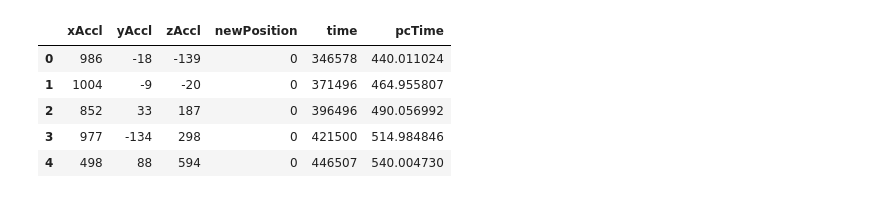
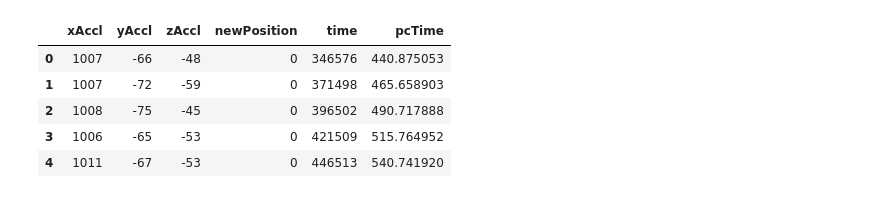
Before and after one commit to Pooyan-Farzanehkari/Smart-syetems-labs, a Jupyter notebook: filter.ipynb, the cells around one changed output. Saved outputs shown, nothing was run; the diff lists cells and outputs as text; code cells hidden in the pictures.

```diff
--- a/filter.ipynb
+++ b/filter.ipynb
@@ -3,14 +3,18 @@ import numpy as np
 import matplotlib.pyplot as plt
 import pandas as pd
 from scipy.fft import fft, fftfreq
-# %%
-theta_180_1 = pd.read_csv('180_theta_1.csv')
-theta_180_1.head()
-# %% [output]
-|  | xAccl | yAccl | zAccl | newPosition | time | pcTime |
-| 0 | 986 | -18 | -139 | 0 | 346578 | 440.011024 |
-| 1 | 1004 | -9 | -20 | 0 | 371496 | 464.955807 |
-| 2 | 852 | 33 | 187 | 0 | 396496 | 490.056992 |
-| 3 | 977 | -134 | 298 | 0 | 421500 | 514.984846 |
-| 4 | 498 | 88 | 594 | 0 | 446507 | 540.004730 |
+# %%
+theta_180_1 = pd.read_csv('180_theta_1.csv')
+theta_180_2 = pd.read_csv('180_theta_2.csv')
+half_theta_1 = pd.read_csv('Half_theta.csv')
+half_theta_2 = pd.read_csv('Half_theta_2.csv')
+df = half_theta_2
+df.head()
+# %% [output]
+|  | xAccl | yAccl | zAccl | newPosition | time | pcTime |
+| 0 | 1007 | -66 | -48 | 0 | 346576 | 440.875053 |
+| 1 | 1007 | -72 | -59 | 0 | 371498 | 465.658903 |
+| 2 | 1008 | -75 | -45 | 0 | 396502 | 490.717888 |
+| 3 | 1006 | -65 | -53 | 0 | 421509 | 515.764952 |
+| 4 | 1011 | -67 | -53 | 0 | 446513 | 540.741920 |
 # %%
```
Also changed, not shown: parts of 7 cells of this notebook, 1 other file.
